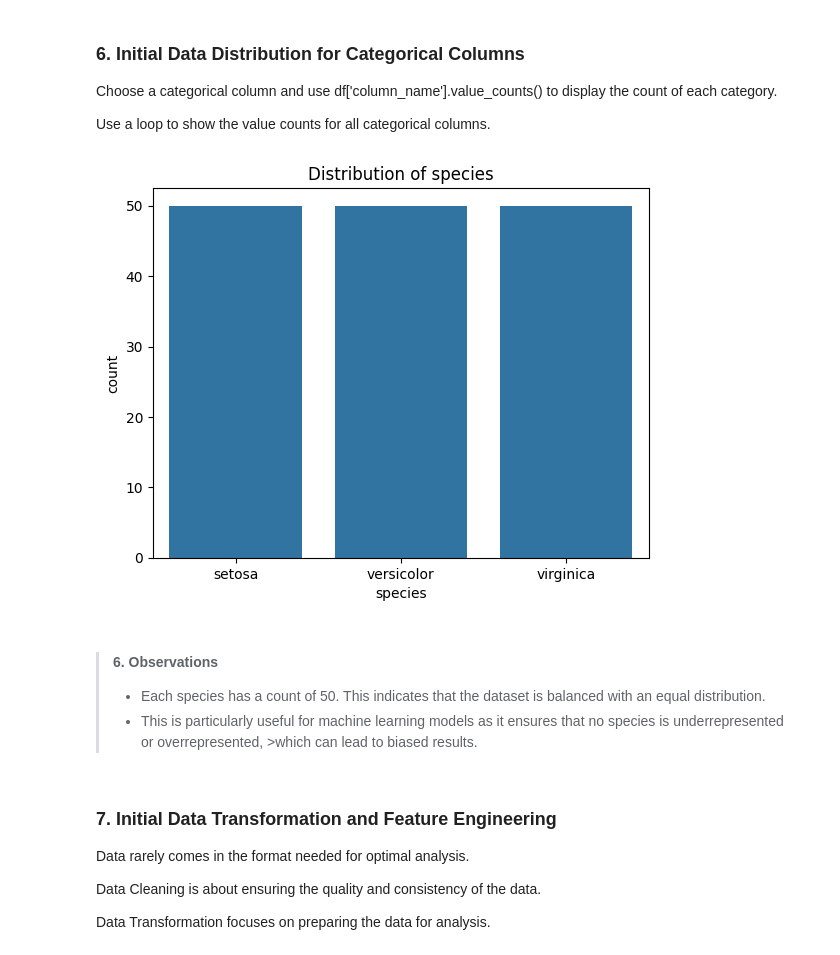
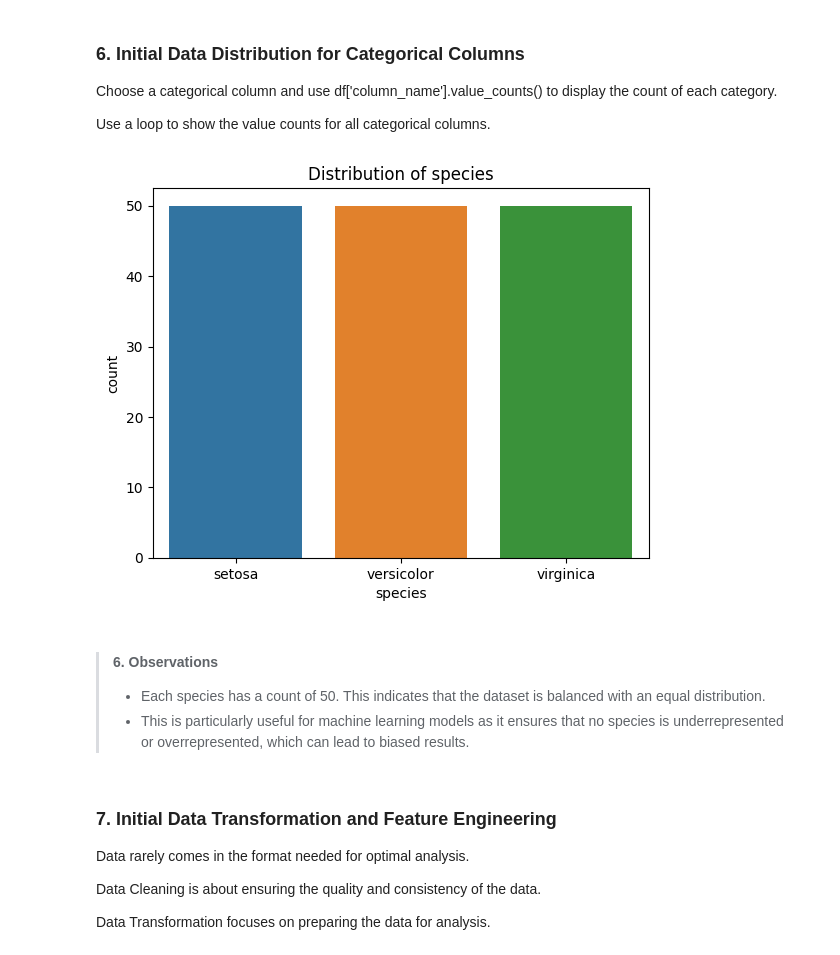
Before and after one commit to Bdowdle4/datafun-04-jupyter, a Jupyter notebook: Dowdle_eda.ipynb, the cells around one changed output. Drawn from its saved outputs; the diff is of its cells as text; code cells hidden in the pictures.

```diff
--- a/Dowdle_eda.ipynb
+++ b/Dowdle_eda.ipynb
@@ -116,20 +116,20 @@ Use a loop to show the value counts for all categorical columns.
 # %%
 df['species'].value_counts()
 
 # Loop
 for col in df.select_dtypes(include=['object', 'category']).columns:
     # Display count plot
-    sns.countplot(x=col, data=df)
+    sns.countplot(x=col, hue='species', data=df)
     plt.title(f'Distribution of {col}')
     plt.show()
 
 plt.show()
 # %% [output]
-[figure, old version]
+[figure, new version]
 # %% [markdown]
 >#### 6. Observations
 >+ Each species has a count of 50. This indicates that the dataset is balanced with an equal distribution.
->+ This is particularly useful for machine learning models as it ensures that no species is underrepresented or overrepresented, >which can lead to biased results.
+>+ This is particularly useful for machine learning models as it ensures that no species is underrepresented or overrepresented, which can lead to biased results.
 # %% [markdown]
 ### 7. Initial Data Transformation and Feature Engineering
 Data rarely comes in the format needed for optimal analysis.
```
